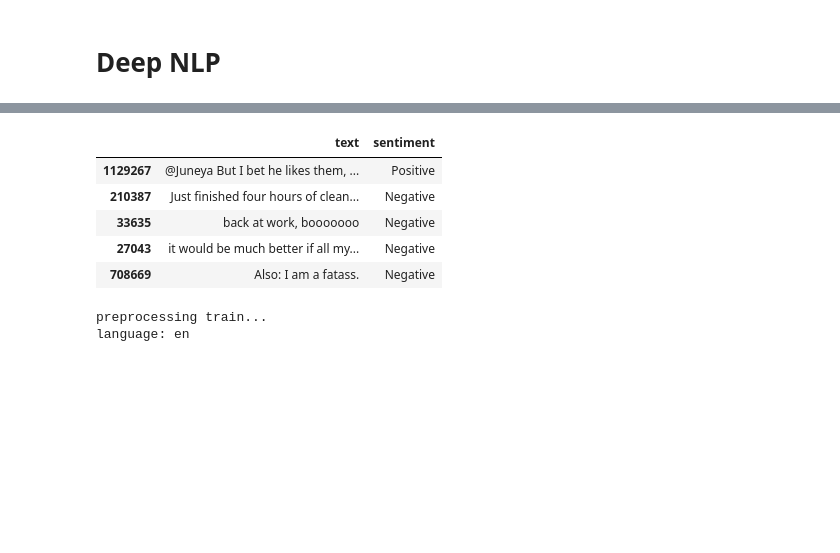
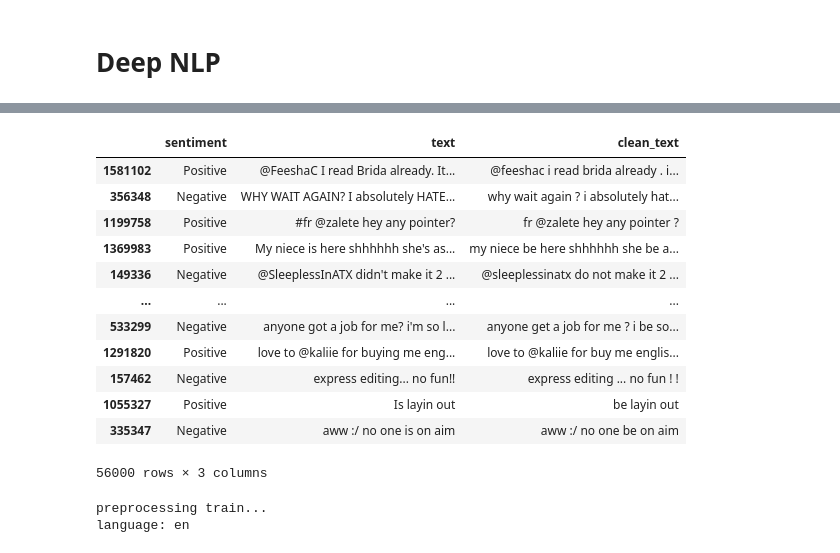
Before and after one commit to singsang2/capstone-twitter-analysis, a Jupyter notebook: Models.ipynb, the cells around one changed output, grey strips where cells are left out. Drawn from its saved outputs; the diff is of its cells as text; code cells hidden in the pictures; blank space fills up the shorter version.

```diff
--- a/Models.ipynb
+++ b/Models.ipynb
@@ -265 +278,42 @@ history = model.fit(dataset, epochs=5, validation_data=test_dataset,
+# %%
+def clean_text(text, stopwords=False, tweet=True):
+    """
+    Cleans and tokenizes tweet text data.
+    Args:
+        text (str): tweet text data
+
+        stopwords (bool): True if stopwords needs to be removed
+
+        tweet (bool): True if text data are tweets.
+
+    Returns:
+        tokens (array): Array of tokenized words from given text.
+    """
+
+    if tweet:
+        # text = re.sub(r'@\S+', '', text) # Gets rid of any mentions
+        text = re.sub(r'RT\S+', '', text) # Gets rid of any retweets
+        text = re.sub(r'#', '', text) # Gets rid of hashtag sign
+        text = re.sub(r'https?:\/\/\S+', '', text) # Gets rid of any links
+        # text = re.sub(r'[0-9]+.?[0-9]+', '', text) # Gets rid of X.X where X are numbers
+        text = re.sub(r'#?(sx|Sx|SX)\S+', '', text) # Gets rid common mentions
+        text = re.sub(r'(&quot;|&Quot;)', '', text) # Gets rid of quotes
+        text = re.sub(r'(&amp;|&Amp;)', '', text) # Gets rid of quotes
+        text = re.sub(r'link', '', text) # Gets rid of quotes
+    doc = nlp(text)
+
+    tokens = []
+    for token in doc:
+        if token.lemma_ != '-PRON-': # if token is not a pronoun
+            temp_token = token.lemma_.lower().strip()
+        else:
+            temp_token = token.lower_
+        tokens.append(temp_token)
+
+    if stopwords:
+        tokens_stopped = [token for token in tokens if token not in stopwords_list]
+    else:
+        tokens_stopped = tokens
+
+    return ' '.join(tokens_stopped)
 # %%
@@ -272,9 +348,0 @@ train_df = pd.concat([pd.DataFrame(X_train),pd.DataFrame(y_train)], axis=1)
-# %%
-train_df.head()
-# %% [output]
-|  | text | sentiment |
-| 1129267 | @Juneya But I bet he likes them, ... | Positive |
-| 210387 | Just finished four hours of clean... | Negative |
-| 33635 | back at work, booooooo | Negative |
-| 27043 | it would be much better if all my... | Negative |
-| 708669 | Also: I am a fatass. | Negative |
@@ -283 +349,17 @@ val_df = pd.concat([pd.DataFrame(X_val),pd.DataFrame(y_val)], axis=1)
+# %%
+data_train
+# %% [output]
+|  | sentiment | text | clean_text |
+| 1581102 | Positive | @FeeshaC I read Brida already. It... | @feeshac i read brida already . i... |
+| 356348 | Negative | WHY WAIT AGAIN? I absolutely HATE... | why wait again ? i absolutely hat... |
+| 1199758 | Positive | #fr @zalete hey any pointer? | fr @zalete hey any pointer ? |
+| 1369983 | Positive | My niece is here shhhhhh she's as... | my niece be here shhhhhh she be a... |
+| 149336 | Negative | @SleeplessInATX didn't make it 2 ... | @sleeplessinatx do not make it 2 ... |
+| ... | ... | ... | ... |
+| 533299 | Negative | anyone got a job for me? i'm so l... | anyone get a job for me ? i be so... |
+| 1291820 | Positive | love to @kaliie for buying me eng... | love to @kaliie for buy me englis... |
+| 157462 | Negative | express editing... no fun!! | express editing ... no fun ! ! |
+| 1055327 | Positive | Is layin out | be layin out |
+| 335347 | Negative | aww :/ no one is on aim | aww :/ no one be on aim |
+56000 rows × 3 columns
 # %%
```
Also changed, not shown: parts of 34 cells of this notebook.
